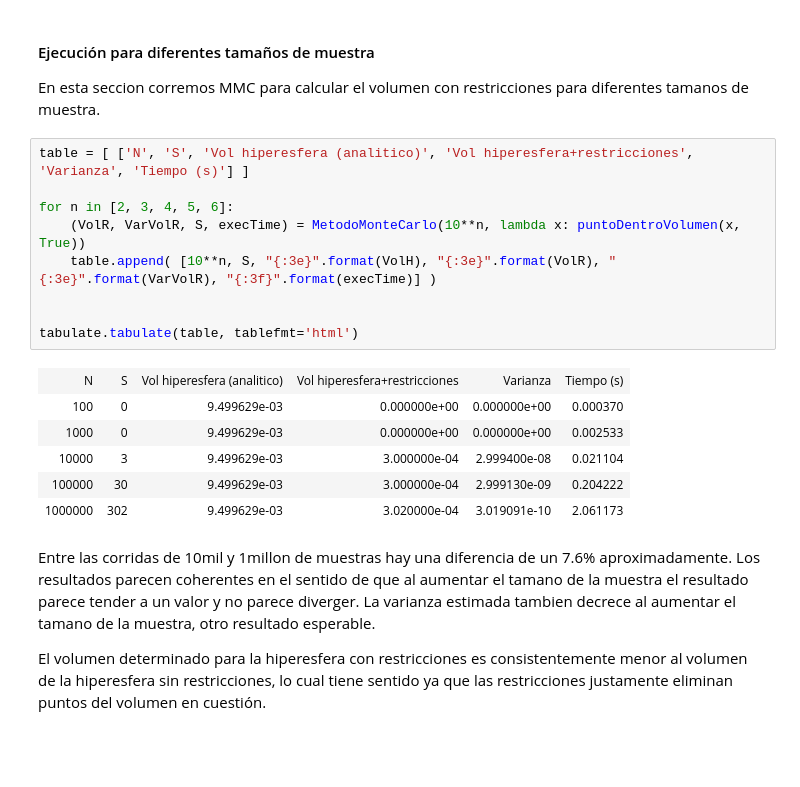
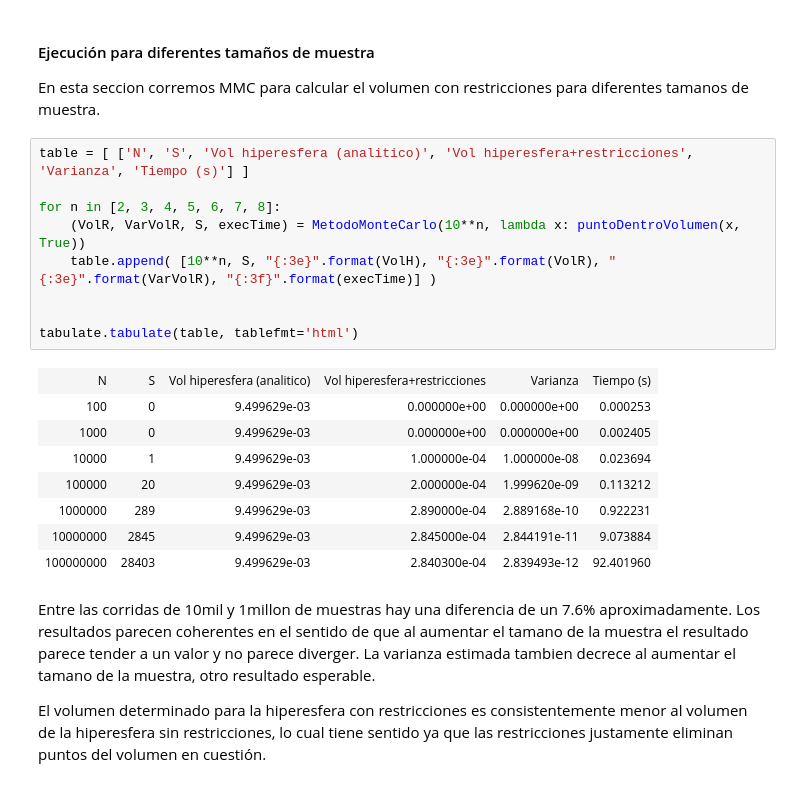
Before and after one commit to carlosm3011/learn-fing-montercarlo-2022, a Jupyter notebook: e02_volumenes_r6.ipynb, the cells around one changed output. Cells and saved outputs as stored; diff of their text form; blank space fills up the shorter version.

```diff
--- a/e02_volumenes_r6.ipynb
+++ b/e02_volumenes_r6.ipynb
@@ -176,19 +176,21 @@ En esta seccion corremos MMC para calcular el volumen con restricciones para dif
 # %%
 table = [ ['N', 'S', 'Vol hiperesfera (analitico)', 'Vol hiperesfera+restricciones', 'Varianza', 'Tiempo (s)'] ]
 
-for n in [2, 3, 4, 5, 6]:
+for n in [2, 3, 4, 5, 6, 7, 8]:
     (VolR, VarVolR, S, execTime) = MetodoMonteCarlo(10**n, lambda x: puntoDentroVolumen(x, True))
     table.append( [10**n, S, "{:3e}".format(VolH), "{:3e}".format(VolR), "{:3e}".format(VarVolR), "{:3f}".format(execTime)] )
 
 
 tabulate.tabulate(table, tablefmt='html')
 # %% [output]
 | N | S | Vol hiperesfera (analitico) | Vol hiperesfera+restricciones | Varianza | Tiempo (s) |
-| 100 | 0 | 9.499629e-03 | 0.000000e+00 | 0.000000e+00 | 0.000370 |
-| 1000 | 0 | 9.499629e-03 | 0.000000e+00 | 0.000000e+00 | 0.002533 |
-| 10000 | 3 | 9.499629e-03 | 3.000000e-04 | 2.999400e-08 | 0.021104 |
-| 100000 | 30 | 9.499629e-03 | 3.000000e-04 | 2.999130e-09 | 0.204222 |
-| 1000000 | 302 | 9.499629e-03 | 3.020000e-04 | 3.019091e-10 | 2.061173 |
+| 100 | 0 | 9.499629e-03 | 0.000000e+00 | 0.000000e+00 | 0.000253 |
+| 1000 | 0 | 9.499629e-03 | 0.000000e+00 | 0.000000e+00 | 0.002405 |
+| 10000 | 1 | 9.499629e-03 | 1.000000e-04 | 1.000000e-08 | 0.023694 |
+| 100000 | 20 | 9.499629e-03 | 2.000000e-04 | 1.999620e-09 | 0.113212 |
+| 1000000 | 289 | 9.499629e-03 | 2.890000e-04 | 2.889168e-10 | 0.922231 |
+| 10000000 | 2845 | 9.499629e-03 | 2.845000e-04 | 2.844191e-11 | 9.073884 |
+| 100000000 | 28403 | 9.499629e-03 | 2.840300e-04 | 2.839493e-12 | 92.401960 |
 # %% [markdown]
 Entre las corridas de 10mil y 1millon de muestras hay una diferencia de un 7.6% aproximadamente. Los resultados parecen coherentes en el sentido de que al aumentar el tamano de la muestra el resultado parece tender a un valor y no parece diverger. La varianza estimada tambien decrece al aumentar el tamano de la muestra, otro resultado esperable.
 
```
Also changed, not shown: parts of 12 cells of this notebook, 57 other files.
